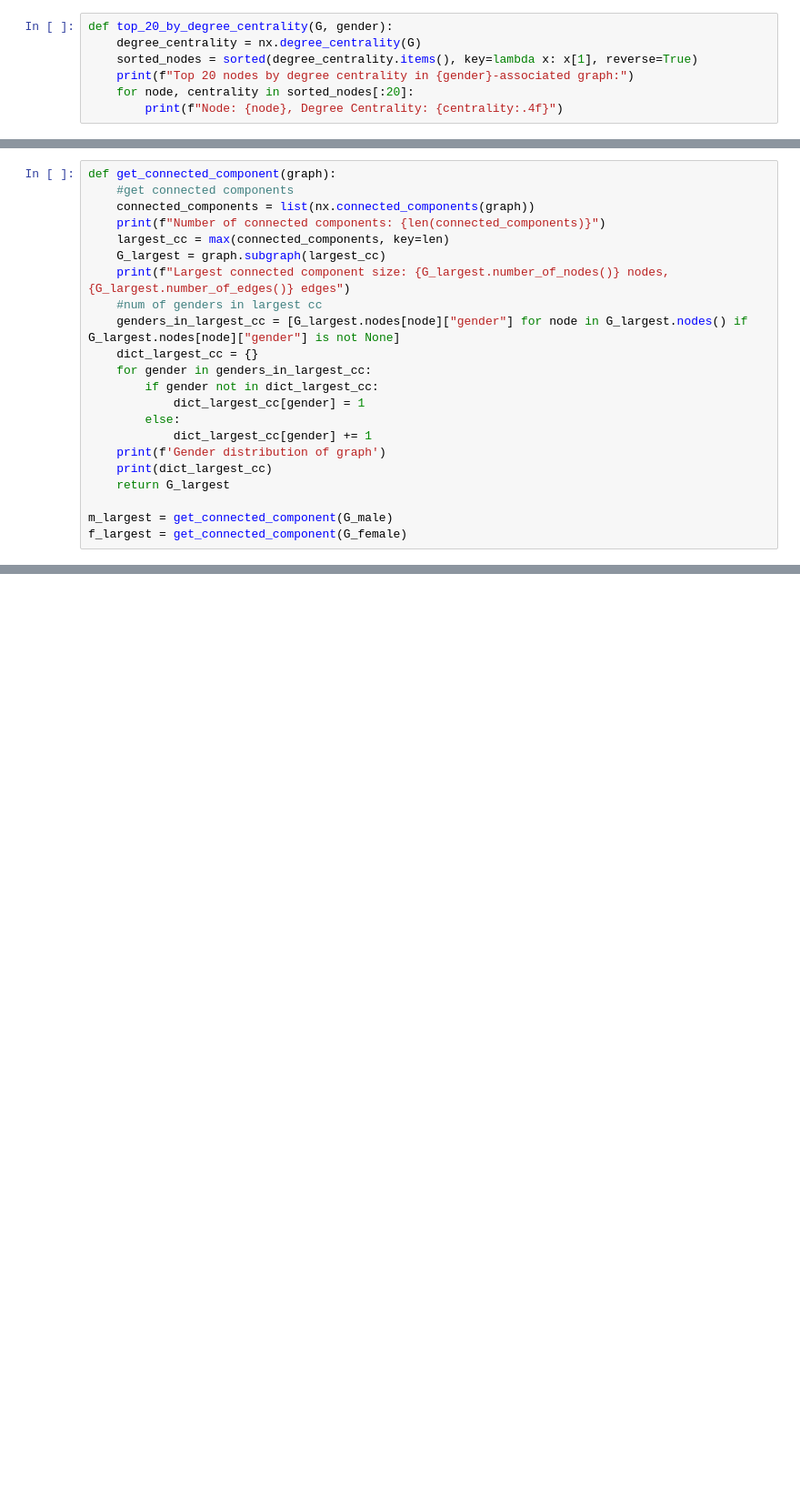
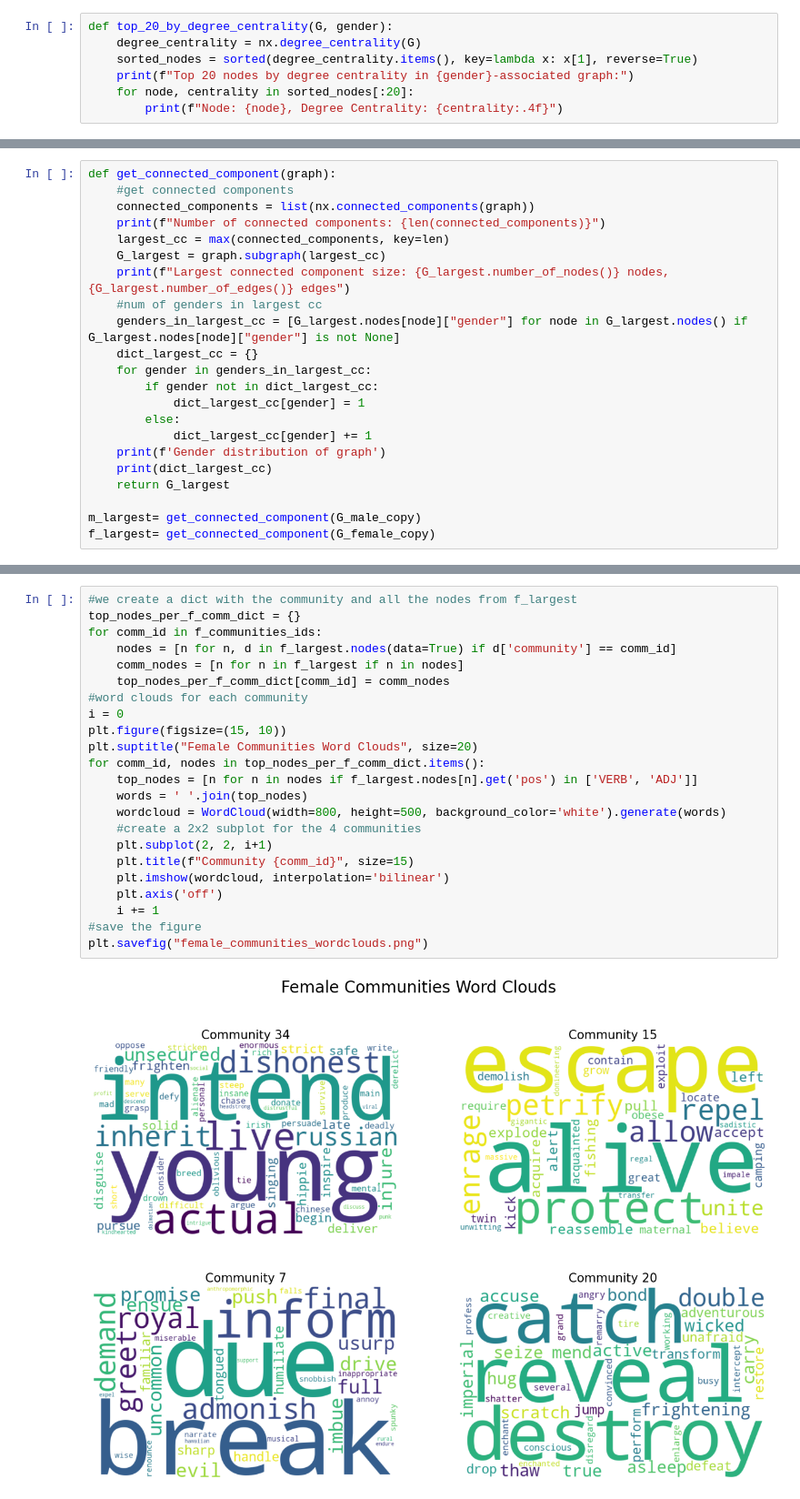
Before and after one commit to GermanButtiero/social_graph_assignment1, a Jupyter notebook: project/create_graph.ipynb, the cells around one changed output, grey strips where cells are left out. Shown at 91% size. Drawn from its saved outputs; the diff is of its cells as text; blank space fills up the shorter version.

```diff
--- a/project/create_graph.ipynb
+++ b/project/create_graph.ipynb
@@ -281,7 +292,7 @@ def get_connected_component(graph):
     print(dict_largest_cc)
     return G_largest
 
-m_largest = get_connected_component(G_male)
-f_largest = get_connected_component(G_female)
+m_largest= get_connected_component(G_male_copy)
+f_largest= get_connected_component(G_female_copy)
 # %% [output]
 Number of connected components: 2
@@ -563,0 +433,25 @@ for comm_id in m_communities_ids:
+# %%
+#we create a dict with the community and all the nodes from f_largest
+top_nodes_per_f_comm_dict = {}
+for comm_id in f_communities_ids:
+    nodes = [n for n, d in f_largest.nodes(data=True) if d['community'] == comm_id]
+    comm_nodes = [n for n in f_largest if n in nodes]
+    top_nodes_per_f_comm_dict[comm_id] = comm_nodes
+#word clouds for each community
+i = 0
+plt.figure(figsize=(15, 10))
+plt.suptitle("Female Communities Word Clouds", size=20)
+for comm_id, nodes in top_nodes_per_f_comm_dict.items():
+    top_nodes = [n for n in nodes if f_largest.nodes[n].get('pos') in ['VERB', 'ADJ']]
+    words = ' '.join(top_nodes)
+    wordcloud = WordCloud(width=800, height=500, background_color='white').generate(words)
+    #create a 2x2 subplot for the 4 communities
+    plt.subplot(2, 2, i+1)
+    plt.title(f"Community {comm_id}", size=15)
+    plt.imshow(wordcloud, interpolation='bilinear')
+    plt.axis('off')
+    i += 1
+#save the figure
+plt.savefig("female_communities_wordclouds.png")
+# %% [output]
+[figure, added]
```
Also changed, not shown: parts of 37 cells of this notebook, 7 other files.
